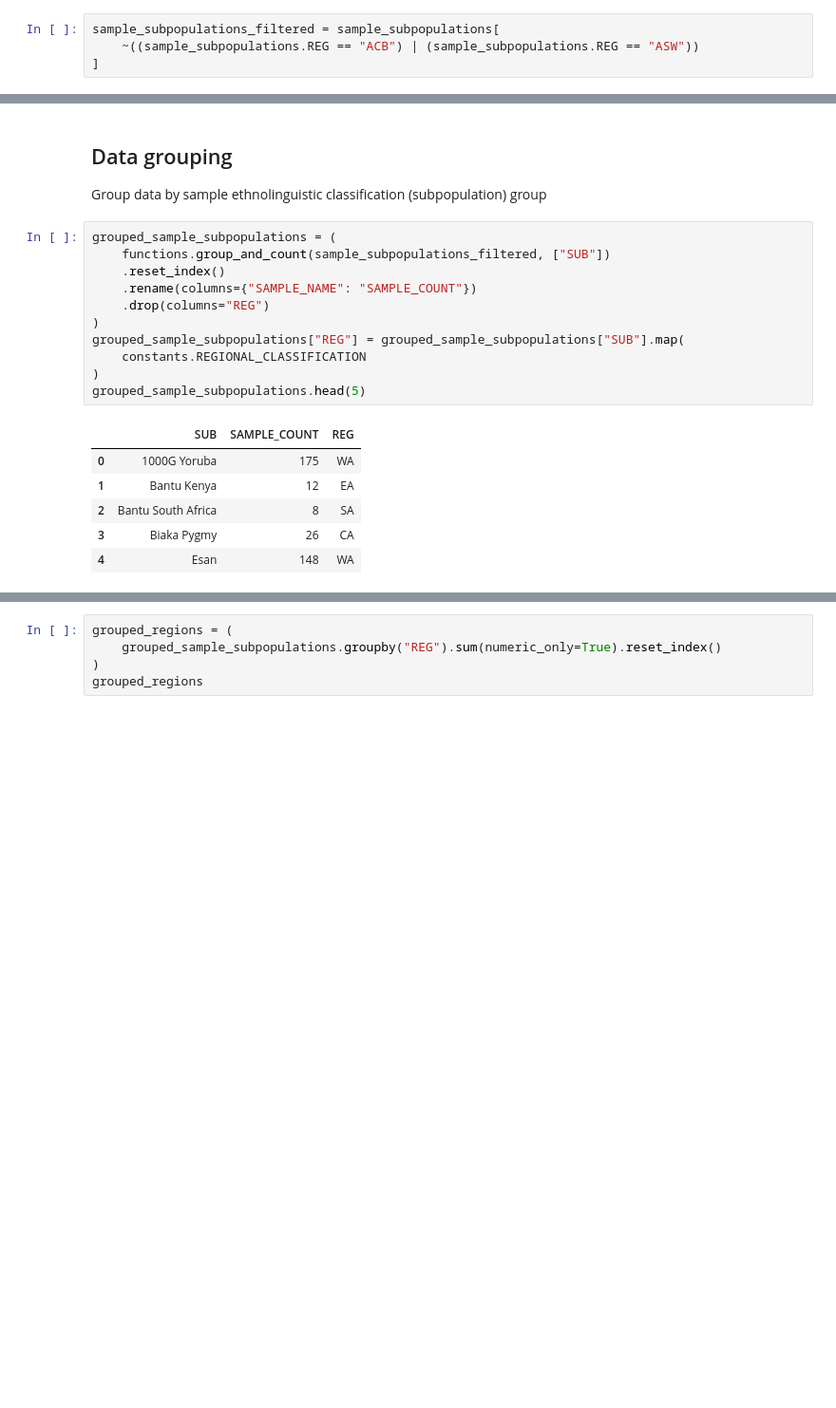
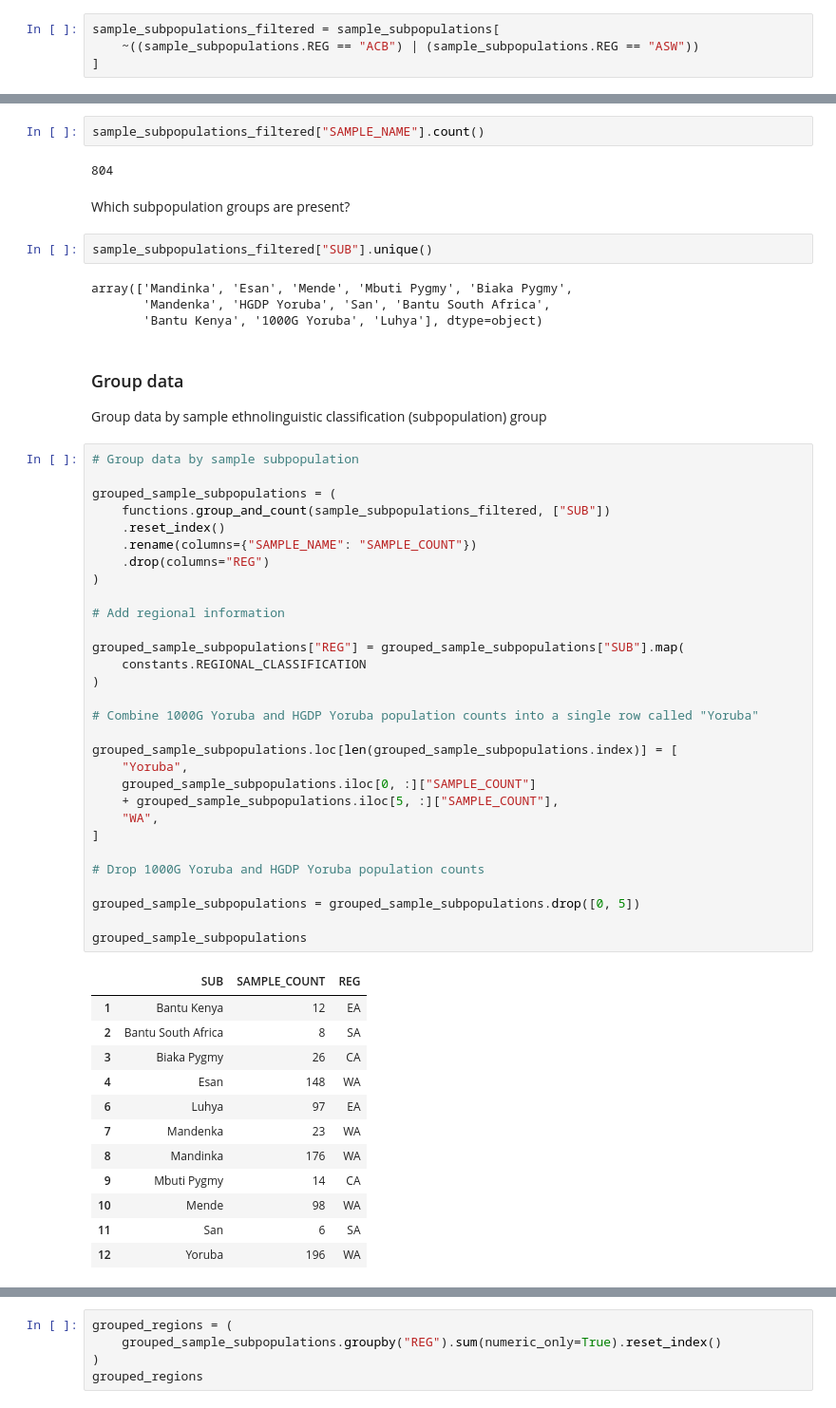
Before and after one commit to MeganHolborn/Genetic_data_analysis, a Jupyter notebook: Notebooks/Analysis_and_Visualisation/1-Represented_population_groups.ipynb, the cells around one changed output, grey strips where cells are left out. Shown: that part at 95% size. Saved outputs shown, nothing was run; the diff lists cells and outputs as text; blank space fills up the shorter version.

```diff
--- a/Notebooks/Analysis_and_Visualisation/1-Represented_population_groups.ipynb
+++ b/Notebooks/Analysis_and_Visualisation/1-Represented_population_groups.ipynb
@@ -62,22 +76,59 @@ sample_subpopulations_filtered = sample_subpopulations[
+# %%
+sample_subpopulations_filtered["SAMPLE_NAME"].count()
+# %% [output]
+804
+# %% [markdown]
+Which subpopulation groups are present?
+# %%
+sample_subpopulations_filtered["SUB"].unique()
+# %% [output]
+array(['Mandinka', 'Esan', 'Mende', 'Mbuti Pygmy', 'Biaka Pygmy',
+       'Mandenka', 'HGDP Yoruba', 'San', 'Bantu South Africa',
+       'Bantu Kenya', '1000G Yoruba', 'Luhya'], dtype=object)
 # %% [markdown]
-## Data grouping
+### Group data
 Group data by sample ethnolinguistic classification (subpopulation) group
-# %%
-grouped_sample_subpopulations = (
-    functions.group_and_count(sample_subpopulations_filtered, ["SUB"])
-    .reset_index()
-    .rename(columns={"SAMPLE_NAME": "SAMPLE_COUNT"})
-    .drop(columns="REG")
-)
-grouped_sample_subpopulations["REG"] = grouped_sample_subpopulations["SUB"].map(
-    constants.REGIONAL_CLASSIFICATION
-)
-grouped_sample_subpopulations.head(5)
-# %% [output]
-|  | SUB | SAMPLE_COUNT | REG |
-| 0 | 1000G Yoruba | 175 | WA |
-| 1 | Bantu Kenya | 12 | EA |
-| 2 | Bantu South Africa | 8 | SA |
-| 3 | Biaka Pygmy | 26 | CA |
-| 4 | Esan | 148 | WA |
+# %%
+# Group data by sample subpopulation
+
+grouped_sample_subpopulations = (
+    functions.group_and_count(sample_subpopulations_filtered, ["SUB"])
+    .reset_index()
+    .rename(columns={"SAMPLE_NAME": "SAMPLE_COUNT"})
+    .drop(columns="REG")
+)
+
+# Add regional information
+
+grouped_sample_subpopulations["REG"] = grouped_sample_subpopulations["SUB"].map(
+    constants.REGIONAL_CLASSIFICATION
+)
+
+# Combine 1000G Yoruba and HGDP Yoruba population counts into a single row called "Yoruba"
+
+grouped_sample_subpopulations.loc[len(grouped_sample_subpopulations.index)] = [
+    "Yoruba",
+    grouped_sample_subpopulations.iloc[0, :]["SAMPLE_COUNT"]
+    + grouped_sample_subpopulations.iloc[5, :]["SAMPLE_COUNT"],
+    "WA",
+]
+
+# Drop 1000G Yoruba and HGDP Yoruba population counts
+
+grouped_sample_subpopulations = grouped_sample_subpopulations.drop([0, 5])
+
+grouped_sample_subpopulations
+# %% [output]
+|  | SUB | SAMPLE_COUNT | REG |
+| 1 | Bantu Kenya | 12 | EA |
+| 2 | Bantu South Africa | 8 | SA |
+| 3 | Biaka Pygmy | 26 | CA |
+| 4 | Esan | 148 | WA |
+| 6 | Luhya | 97 | EA |
+| 7 | Mandenka | 23 | WA |
+| 8 | Mandinka | 176 | WA |
+| 9 | Mbuti Pygmy | 14 | CA |
+| 10 | Mende | 98 | WA |
+| 11 | San | 6 | SA |
+| 12 | Yoruba | 196 | WA |
 # %% [markdown]
```
Also changed, not shown: parts of 9 cells of this notebook, 4 other files.
